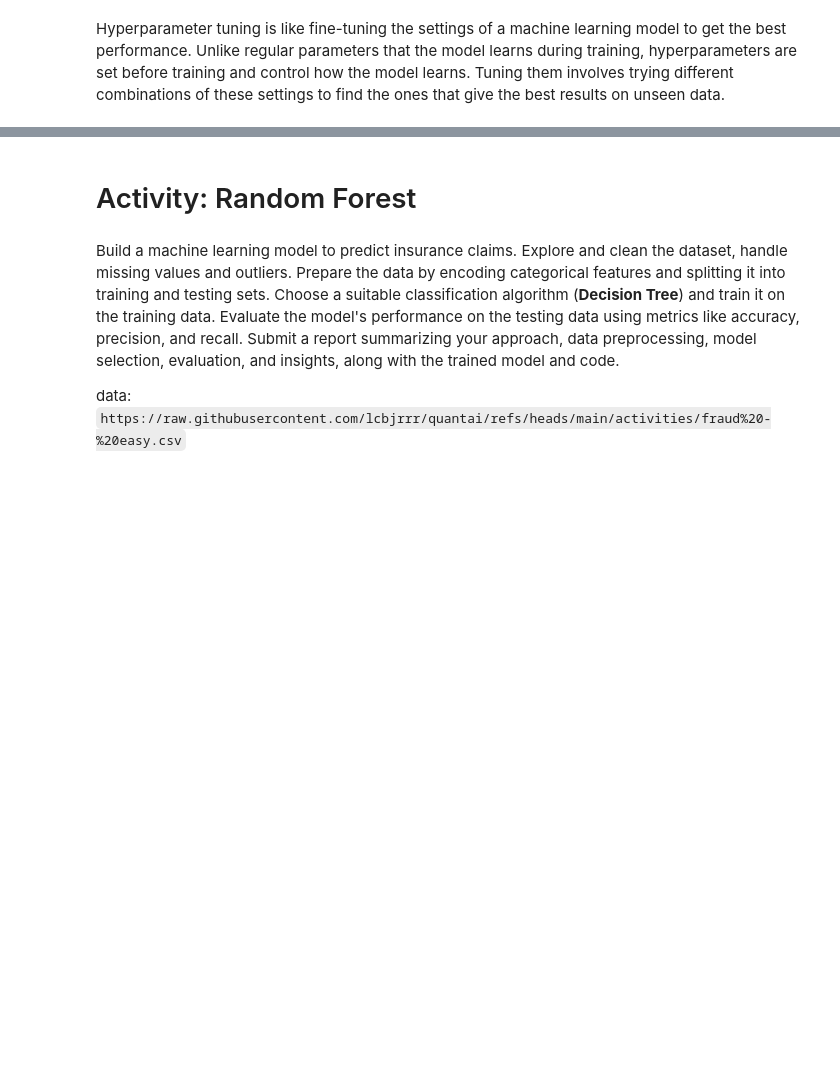
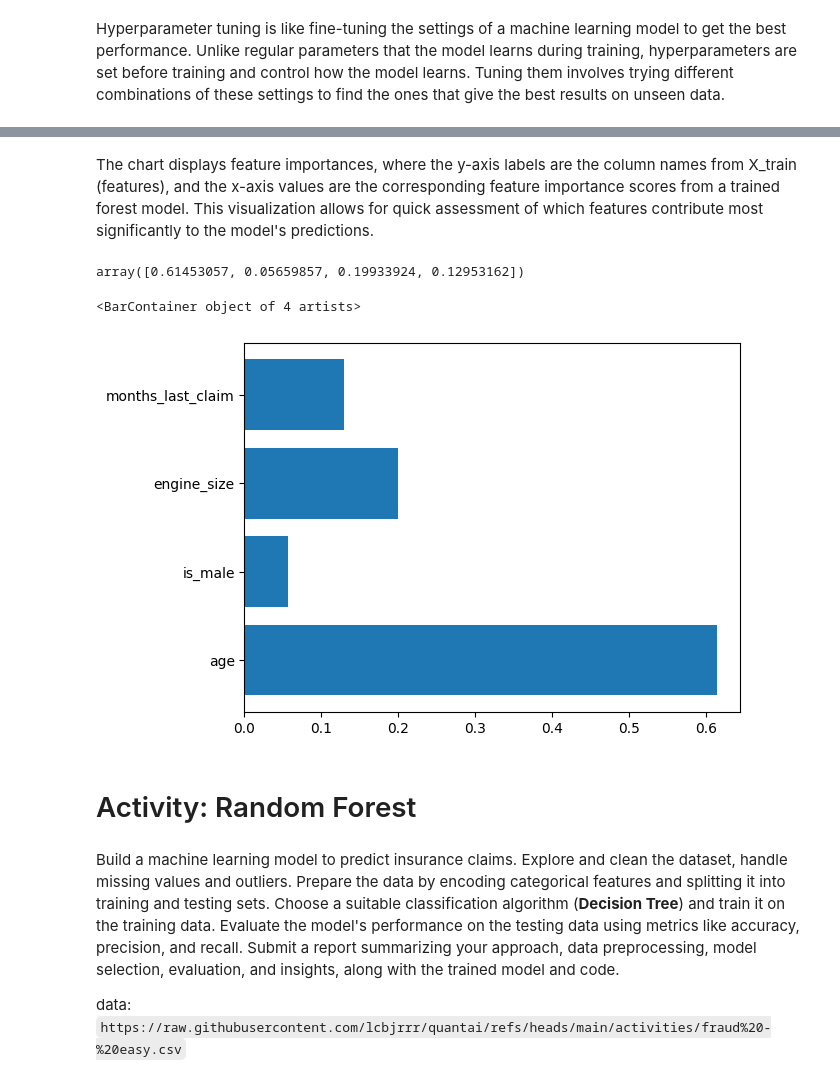
Before and after one commit to lcbjrrr/quantai, a Jupyter notebook: M4B_Py_ML_Forest.ipynb, the cells around one changed output, grey strips where cells are left out. Drawn from its saved outputs; the diff is of its cells as text; code cells hidden in the pictures; blank space fills up the shorter version.

```diff
--- a/M4B_Py_ML_Forest.ipynb
+++ b/M4B_Py_ML_Forest.ipynb
@@ -124,3 +124,15 @@ for n in range(5,50,1):
+# %% [markdown]
+The chart displays feature importances, where the y-axis labels are the column names from X_train (features), and the x-axis values are the corresponding feature importance scores from a trained forest model. This visualization allows for quick assessment of which features contribute most significantly to the model's predictions.
+# %%
+forest.feature_importances_
+# %% [output]
+array([0.61453057, 0.05659857, 0.19933924, 0.12953162])
+# %%
+import matplotlib.pyplot as plt
+plt.barh(X_train.columns, forest.feature_importances_)
+# %% [output]
+<BarContainer object of 4 artists>
+[figure, added]
 # %% [markdown]
 # Activity: Random Forest
 # %% [markdown]
```
Also changed, not shown: parts of 7 cells of this notebook.
